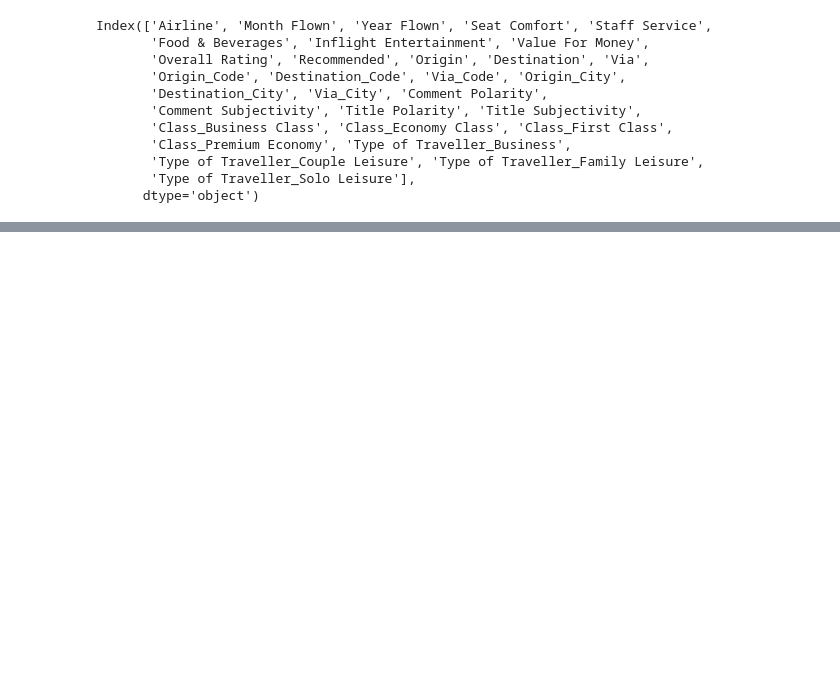
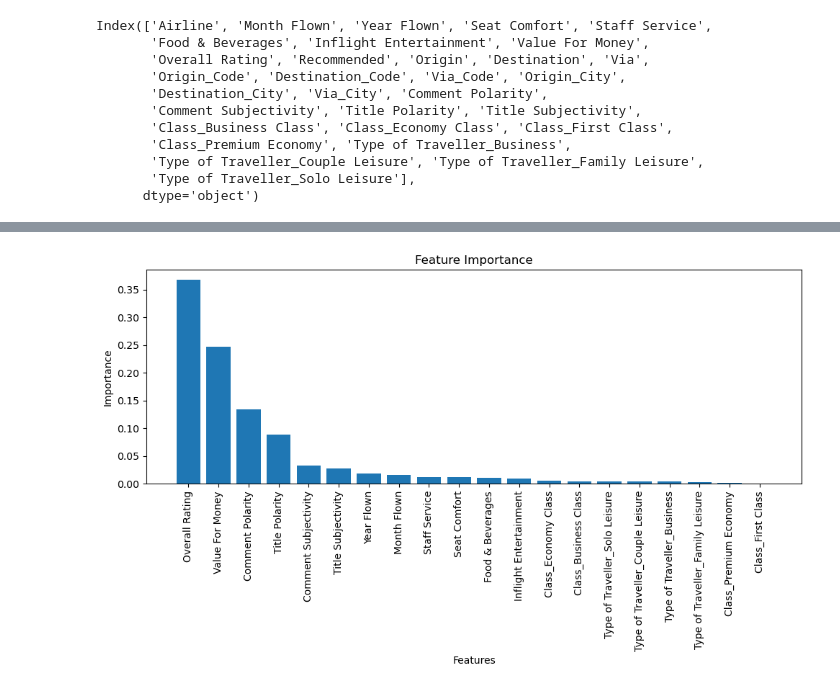
Before and after one commit to HasmigG/Airline_Passenger_Satisfaction_Analysis, a Jupyter notebook: etl_3.ipynb, the cells around one changed output, grey strips where cells are left out. Saved outputs shown, nothing was run; the diff lists cells and outputs as text; code cells hidden in the pictures; blank space fills up the shorter version.

```diff
--- a/etl_3.ipynb
+++ b/etl_3.ipynb
@@ -352,0 +345,3 @@ plt.show()
+# %%
+#random forest
+df_pick_random = pickle.load(open('df.pkl','rb'))
@@ -353 +400,23 @@ plt.show()
+# %%
+#random Forest
+import matplotlib.pyplot as plt
+
+# Assuming you have a trained model with feature importances (e.g., Random Forest)
+importances = rf_model.feature_importances_
+feature_names = X.columns  # Assuming X is your feature matrix
+
+# Sort the feature importances in descending order
+sorted_indices = importances.argsort()[::-1]
+
+# Create a bar plot
+plt.figure(figsize=(10, 6))
+plt.bar(range(len(importances)), importances[sorted_indices])
+plt.xticks(range(len(importances)), feature_names[sorted_indices], rotation=90)
+plt.xlabel('Features')
+plt.ylabel('Importance')
+plt.title('Feature Importance')
+plt.tight_layout()
+plt.show()
+# %% [output]
+[figure, added]
 # %%
```
Also changed, not shown: parts of 12 cells of this notebook.
